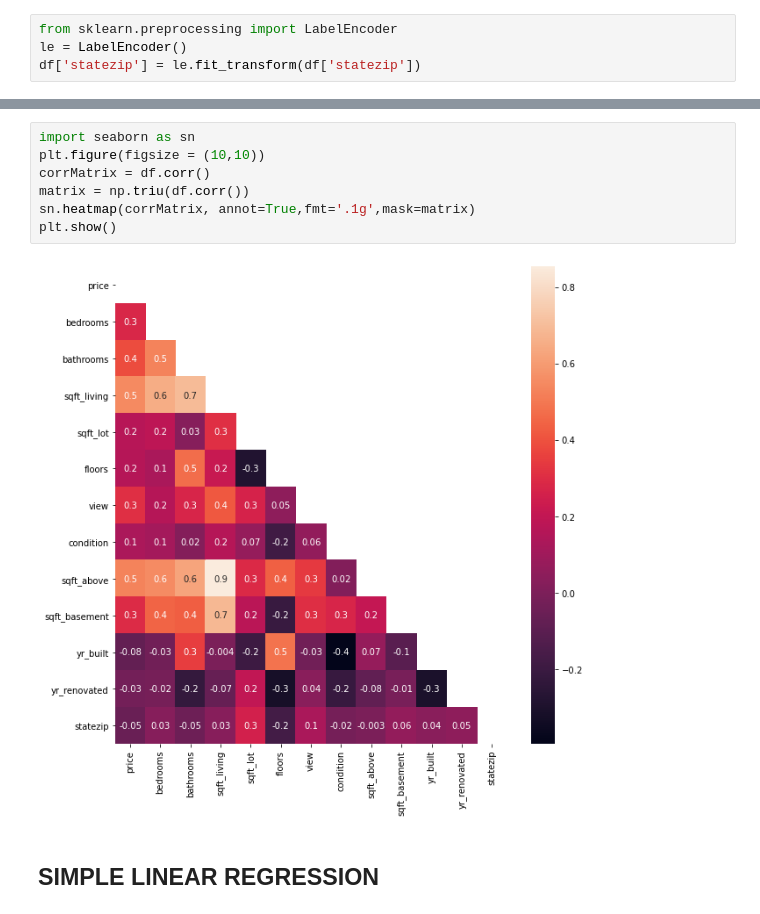
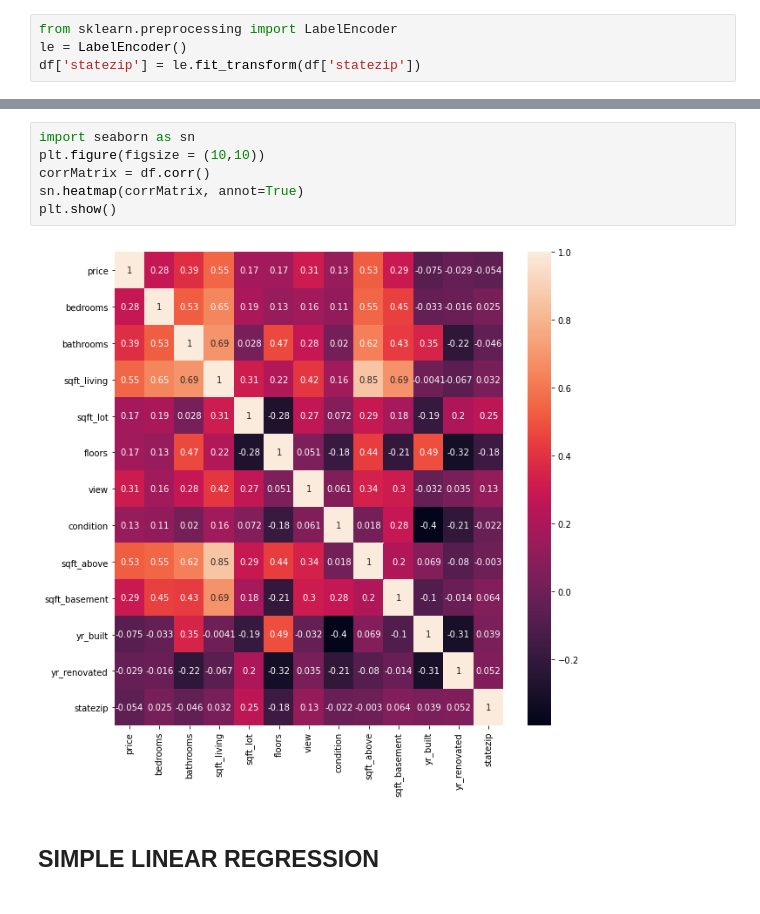
Before and after one commit to swantikag/AI-ML---Practice, a Jupyter notebook: Linear Regression/Linear Regression.ipynb, the cells around one changed output, grey strips where cells are left out. Cells and saved outputs as stored; diff of their text form.

```diff
--- a/Linear Regression/Linear Regression.ipynb
+++ b/Linear Regression/Linear Regression.ipynb
@@ -52,12 +117,11 @@ df['statezip'] = le.fit_transform(df['statezip'])
 # %%
 import seaborn as sn
 plt.figure(figsize = (10,10))
 corrMatrix = df.corr()
-matrix = np.triu(df.corr())
-sn.heatmap(corrMatrix, annot=True,fmt='.1g',mask=matrix)
+sn.heatmap(corrMatrix, annot=True)
 plt.show()
 # %% [output]
-[figure, old version]
+[figure, new version]
 # %% [markdown]
 ## SIMPLE LINEAR REGRESSION
 # %%
```
Also changed, not shown: parts of 16 cells of this notebook.
